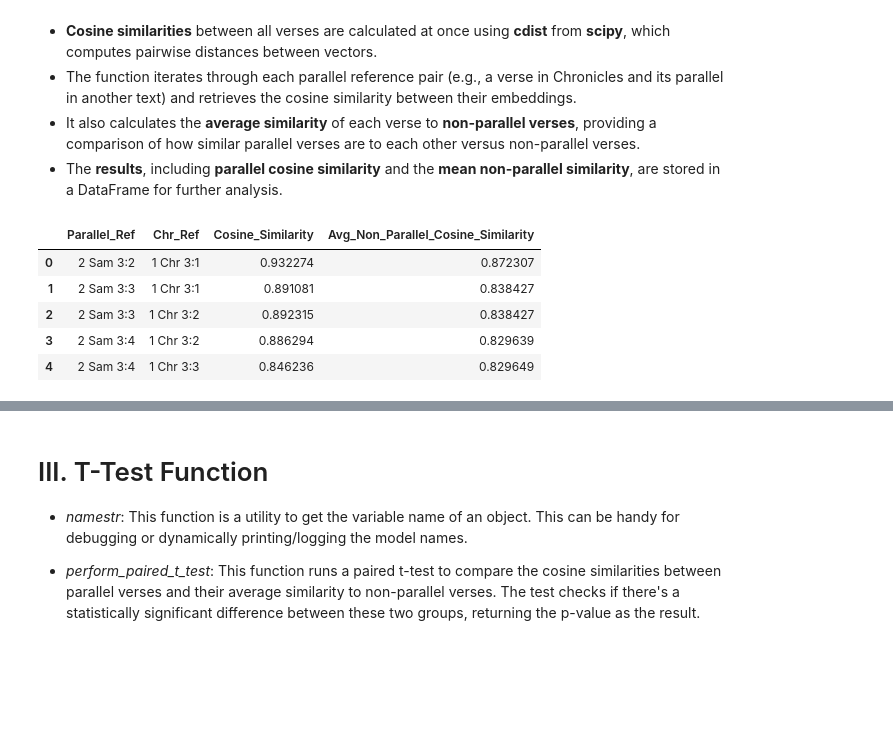
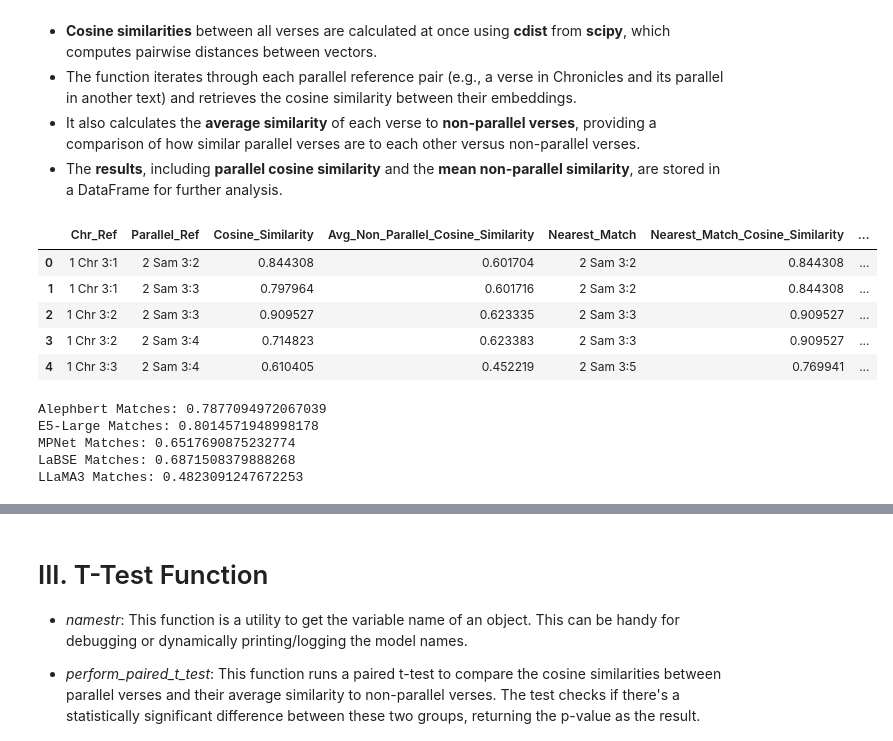
Before and after one commit to dmsmiley/tracing-deeper-parallels, a Jupyter notebook: Main Code Notebook.ipynb, the cells around one changed output, grey strips where cells are left out. Saved outputs shown, nothing was run; the diff lists cells and outputs as text; code cells hidden in the pictures; blank space fills up the shorter version.

```diff
--- a/Main Code Notebook.ipynb
+++ b/Main Code Notebook.ipynb
@@ -58,6 +58,7 @@ chr_parallels.head()
 import numpy as np
 import pandas as pd
 from scipy.spatial.distance import cdist
+from sklearn.metrics import classification_report
 
 # Function to load embeddings and compute cosine similarity between parallel verses
 def load_embeddings_and_compute_similarity(parallels_path, embeddings_path):
@@ -96,23 +97,42 @@ def load_embeddings_and_compute_similarity(parallels_path, embeddings_path):
             idx_chr = embeddings_indices.get_loc(chr_ref)
 
             # Get the cosine similarity between the two parallel verses
-            similarity = cosine_similarities[idx_parallel, idx_chr]
+            similarity = cosine_similarities[idx_chr, idx_parallel]
 
             # Create a mask to exclude both the parallel and Chronicles verses for comparison
             non_parallel_mask = np.ones(len(embeddings_indices), dtype=bool)
             non_parallel_mask[[idx_parallel, idx_chr]] = False
 
-            # Get similarities between the parallel verse and all other verses (non-parallel ones)
-            # Compute the average similarity of the parallel verse to non-parallel verses
-            non_parallel_similarities = cosine_similarities[idx_parallel, non_parallel_mask]
+            # Get similarities between the Chronicles verse and all other verses (non-parallel ones)
+            # Compute the average similarity of the Chronicles verse to non-parallel verses
+            non_parallel_similarities = cosine_similarities[idx_chr, non_parallel_mask]
             avg_non_parallel_similarity = np.mean(non_parallel_similarities)
 
-            # Append the results (parallel reference, Chronicles reference, similarities, nearest match, etc.)
+            # Find the nearest neighbor (excluding the verse itself)
+            # Create a copy of similarities and mask out the diagonal element to avoid picking itself as the nearest match
+            masked_similarities = cosine_similarities[idx_chr].copy()
+            masked_similarities[idx_chr] = -np.inf  # Set self-similarity to a very low value to exclude it
+
+            # Filter to only consider verses containing 'Kgs' or 'Sam'
+            valid_indices = [i for i, ref in enumerate(embeddings_indices) if 'Kgs' in ref or 'Sam' in ref]
+            masked_similarities = masked_similarities[valid_indices]
+            valid_embeddings_indices = embeddings_indices[valid_indices]
+
+            # Get the index of the highest similarity (nearest neighbor)
+            nearest_idx = np.argmax(masked_similarities)
+            nearest_match = valid_embeddings_indices[nearest_idx]
+            nearest_match_similarity = masked_similarities[nearest_idx]
+            knn_matches_reference = int(nearest_match == parallel_ref)
+
+            # Append the results (Chronicles reference, parallel reference, similarities, nearest match, etc.)
             results.append({
+                'Chr_Ref': chr_ref,
                 'Parallel_Ref': parallel_ref,
-                'Chr_Ref': chr_ref,
                 'Cosine_Similarity': similarity,
                 'Avg_Non_Parallel_Cosine_Similarity': avg_non_parallel_similarity,
+                'Nearest_Match': nearest_match,
+                'Nearest_Match_Cosine_Similarity': nearest_match_similarity,
+                'KNN_Matches_Reference': knn_matches_reference
             })
 
     return pd.DataFrame(results)
@@ -124,11 +144,23 @@ mpnet_cosine_scores = load_embeddings_and_compute_similarity(chr_parallels, mpne
 labse_cosine_scores = load_embeddings_and_compute_similarity(chr_parallels, labse_emb)
 llama3_cosine_scores = load_embeddings_and_compute_similarity(chr_parallels, llama3_emb)
 # %%
-llama3_cosine_scores.head()
+alephbert_cosine_scores.head()
 # %% [output]
-|  | Parallel_Ref | Chr_Ref | Cosine_Similarity | Avg_Non_Parallel_Cosine_Similarity |
-| 0 | 2 Sam 3:2 | 1 Chr 3:1 | 0.932274 | 0.872307 |
-| 1 | 2 Sam 3:3 | 1 Chr 3:1 | 0.891081 | 0.838427 |
-| 2 | 2 Sam 3:3 | 1 Chr 3:2 | 0.892315 | 0.838427 |
-| 3 | 2 Sam 3:4 | 1 Chr 3:2 | 0.886294 | 0.829639 |
-| 4 | 2 Sam 3:4 | 1 Chr 3:3 | 0.846236 | 0.829649 |
+|  | Chr_Ref | Parallel_Ref | Cosine_Similarity | Avg_Non_Parallel_Cosine_Similarity | Nearest_Match | Nearest_Match_Cosine_Similarity | ... |
+| 0 | 1 Chr 3:1 | 2 Sam 3:2 | 0.844308 | 0.601704 | 2 Sam 3:2 | 0.844308 | ... |
+| 1 | 1 Chr 3:1 | 2 Sam 3:3 | 0.797964 | 0.601716 | 2 Sam 3:2 | 0.844308 | ... |
+| 2 | 1 Chr 3:2 | 2 Sam 3:3 | 0.909527 | 0.623335 | 2 Sam 3:3 | 0.909527 | ... |
+| 3 | 1 Chr 3:2 | 2 Sam 3:4 | 0.714823 | 0.623383 | 2 Sam 3:3 | 0.909527 | ... |
+| 4 | 1 Chr 3:3 | 2 Sam 3:4 | 0.610405 | 0.452219 | 2 Sam 3:5 | 0.769941 | ... |
+# %%
+print(f"Alephbert Matches: {alephbert_cosine_scores["KNN_Matches_Reference"].sum() / alephbert_cosine_scores.shape[0]}")
+print(f"E5-Large Matches: {e5_large_cosine_scores["KNN_Matches_Reference"].sum() / e5_large_cosine_scores.shape[0]}")
+print(f"MPNet Matches: {mpnet_cosine_scores["KNN_Matches_Reference"].sum() / mpnet_cosine_scores.shape[0]}")
+print(f"LaBSE Matches: {labse_cosine_scores["KNN_Matches_Reference"].sum() / labse_cosine_scores.shape[0]}")
+print(f"LLaMA3 Matches: {llama3_cosine_scores["KNN_Matches_Reference"].sum() / llama3_cosine_scores.shape[0]}")
+# %% [output]
+Alephbert Matches: 0.7877094972067039
+E5-Large Matches: 0.8014571948998178
+MPNet Matches: 0.6517690875232774
+LaBSE Matches: 0.6871508379888268
+LLaMA3 Matches: 0.4823091247672253
```
Also changed, not shown: parts of 5 cells of this notebook, 2 other files.
